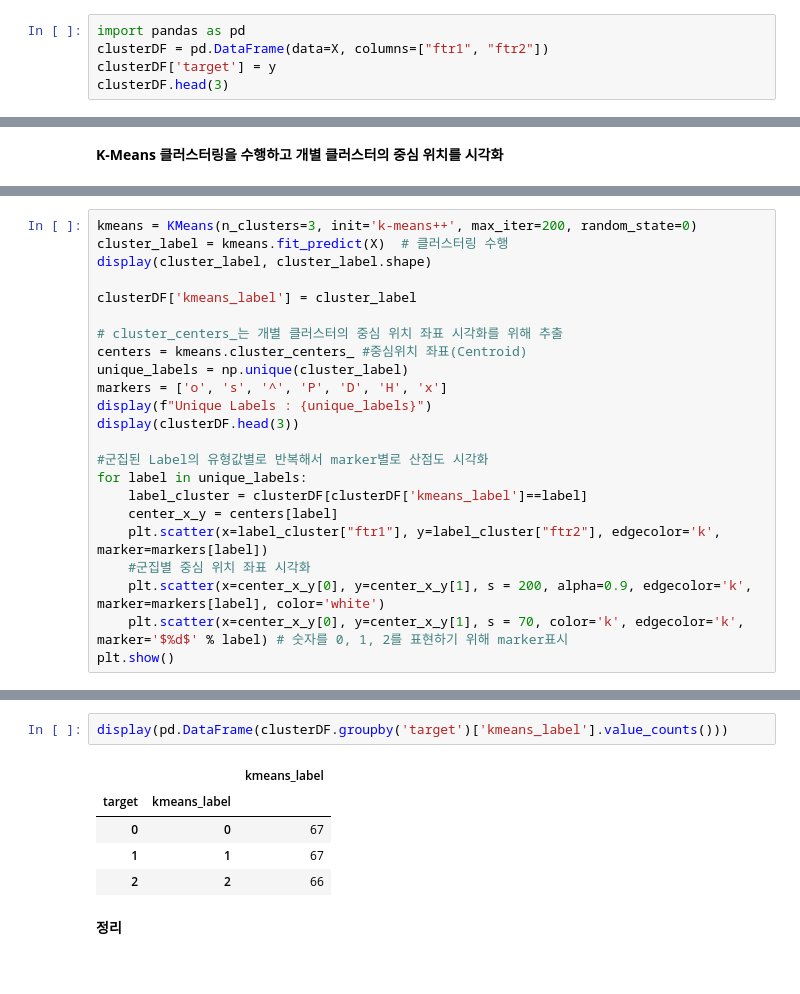
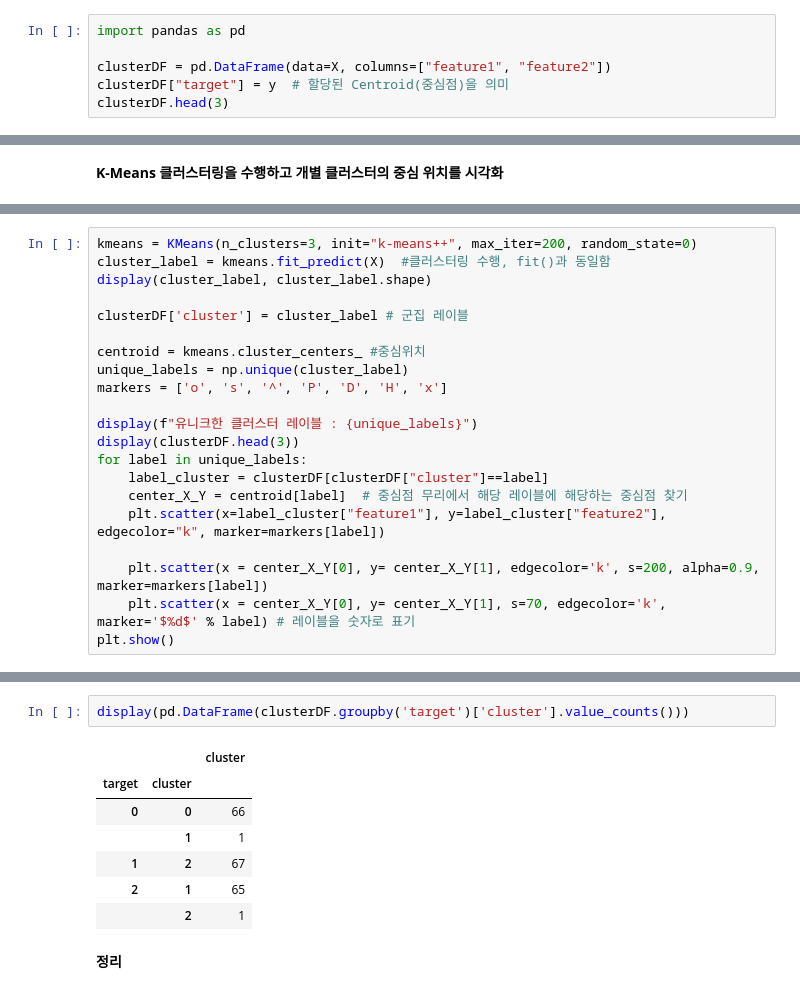
Before and after one commit to SANGSEOSEO/philosophy_datascience, a Jupyter notebook: 01.ML/03.Scikit-Learn/Clustering/KMeans.ipynb, the cells around one changed output, grey strips where cells are left out. Drawn from its saved outputs; the diff is of its cells as text.

```diff
--- a/01.ML/03.Scikit-Learn/Clustering/KMeans.ipynb
+++ b/01.ML/03.Scikit-Learn/Clustering/KMeans.ipynb
@@ -151,7 +148,8 @@ display(f"Unique number : {unique}, Counts : {counts}")
 군집별로 서로 다른 표준 편차를 가진 데이터 세트를 만들 때 사용합니다
 # %%
 import pandas as pd
-clusterDF = pd.DataFrame(data=X, columns=["ftr1", "ftr2"])
-clusterDF['target'] = y
+
+clusterDF = pd.DataFrame(data=X, columns=["feature1", "feature2"])
+clusterDF["target"] = y  # 할당된 Centroid(중심점)을 의미
 clusterDF.head(3)
 # %% [output]
@@ -202,25 +200,23 @@ array([[-1.60966548,  3.26995383],
 (200, 2)
 # %%
-kmeans = KMeans(n_clusters=3, init='k-means++', max_iter=200, random_state=0)
-cluster_label = kmeans.fit_predict(X)  # 클러스터링 수행
+kmeans = KMeans(n_clusters=3, init="k-means++", max_iter=200, random_state=0)
+cluster_label = kmeans.fit_predict(X)  #클러스터링 수행, fit()과 동일함
 display(cluster_label, cluster_label.shape)
 
-clusterDF['kmeans_label'] = cluster_label
+clusterDF['cluster'] = cluster_label # 군집 레이블
 
-# cluster_centers_는 개별 클러스터의 중심 위치 좌표 시각화를 위해 추출
-centers = kmeans.cluster_centers_ #중심위치 좌표(Centroid)
+centroid = kmeans.cluster_centers_ #중심위치
 unique_labels = np.unique(cluster_label)
 markers = ['o', 's', '^', 'P', 'D', 'H', 'x']
-display(f"Unique Labels : {unique_labels}")
+
+display(f"유니크한 클러스터 레이블 : {unique_labels}")
 display(clusterDF.head(3))
+for label in unique_labels:
+    label_cluster = clusterDF[clusterDF["cluster"]==label]
+    center_X_Y = centroid[label]  # 중심점 무리에서 해당 레이블에 해당하는 중심점 찾기
+    plt.scatter(x=label_cluster["feature1"], y=label_cluster["feature2"], edgecolor="k", marker=markers[label])
 
-#군집된 Label의 유형값별로 반복해서 marker별로 산점도 시각화
-for label in unique_labels:
-    label_cluster = clusterDF[clusterDF['kmeans_label']==label]
-    center_x_y = centers[label]
-    plt.scatter(x=label_cluster["ftr1"], y=label_cluster["ftr2"], edgecolor='k', marker=markers[label])
-    #군집별 중심 위치 좌표 시각화
-    plt.scatter(x=center_x_y[0], y=center_x_y[1], s = 200, alpha=0.9, edgecolor='k', marker=markers[label], color='white')
-    plt.scatter(x=center_x_y[0], y=center_x_y[1], s = 70, color='k', edgecolor='k', marker='$%d$' % label) # 숫자를 0, 1, 2를 표현하기 위해 marker표시
+    plt.scatter(x = center_X_Y[0], y= center_X_Y[1], edgecolor='k', s=200, alpha=0.9, marker=markers[label])
+    plt.scatter(x = center_X_Y[0], y= center_X_Y[1], s=70, edgecolor='k', marker='$%d$' % label) # 레이블을 숫자로 표기
 plt.show()
 # %% [output]
@@ -248,11 +244,13 @@ display(f"중심점의 좌표 : {kmeans.cluster_centers_}")
 # %%
-display(pd.DataFrame(clusterDF.groupby('target')['kmeans_label'].value_counts()))
+display(pd.DataFrame(clusterDF.groupby('target')['cluster'].value_counts()))
 # %% [output]
-|  |  | kmeans_label |
-| target | kmeans_label |  |
-| 0 | 0 | 67 |
-| 1 | 1 | 67 |
-| 2 | 2 | 66 |
+|  |  | cluster |
+| target | cluster |  |
+| 0 | 0 | 66 |
+|  | 1 | 1 |
+| 1 | 2 | 67 |
+| 2 | 1 | 65 |
+|  | 2 | 1 |
 # %% [markdown]
 **정리**
 # %% [markdown]
```
Also changed, not shown: parts of 15 cells of this notebook.
